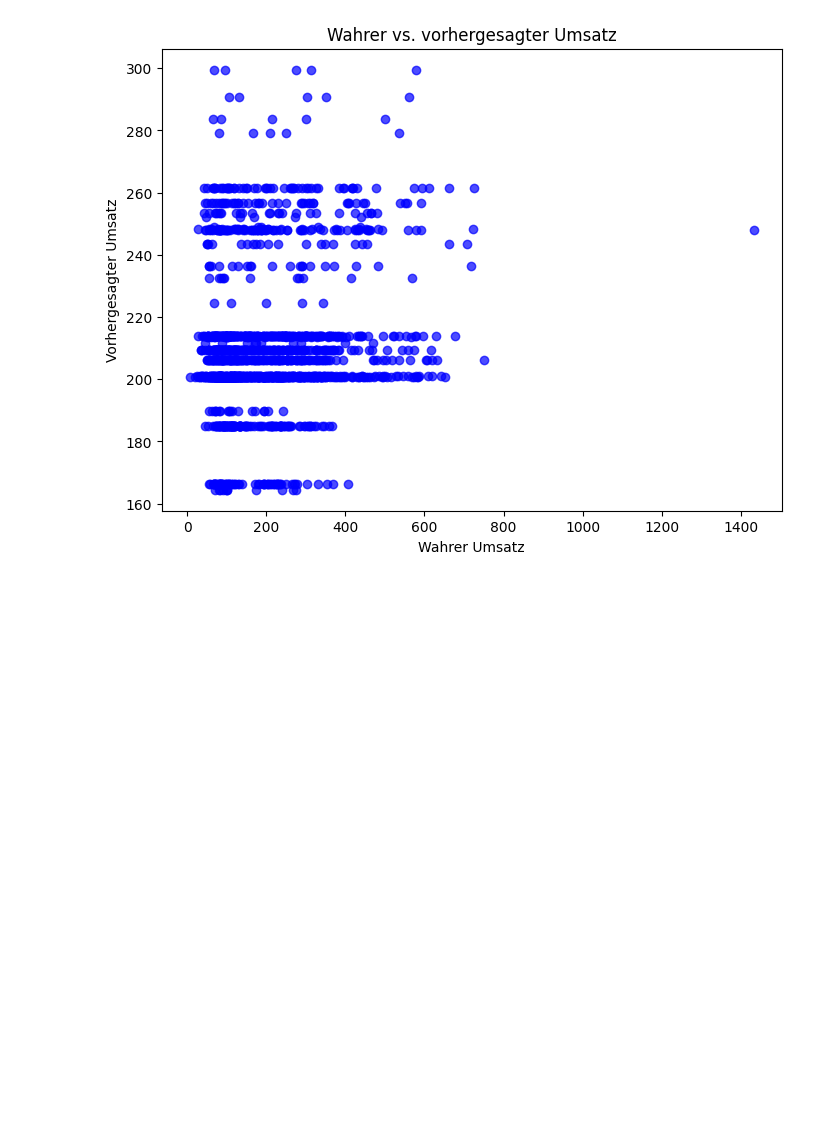
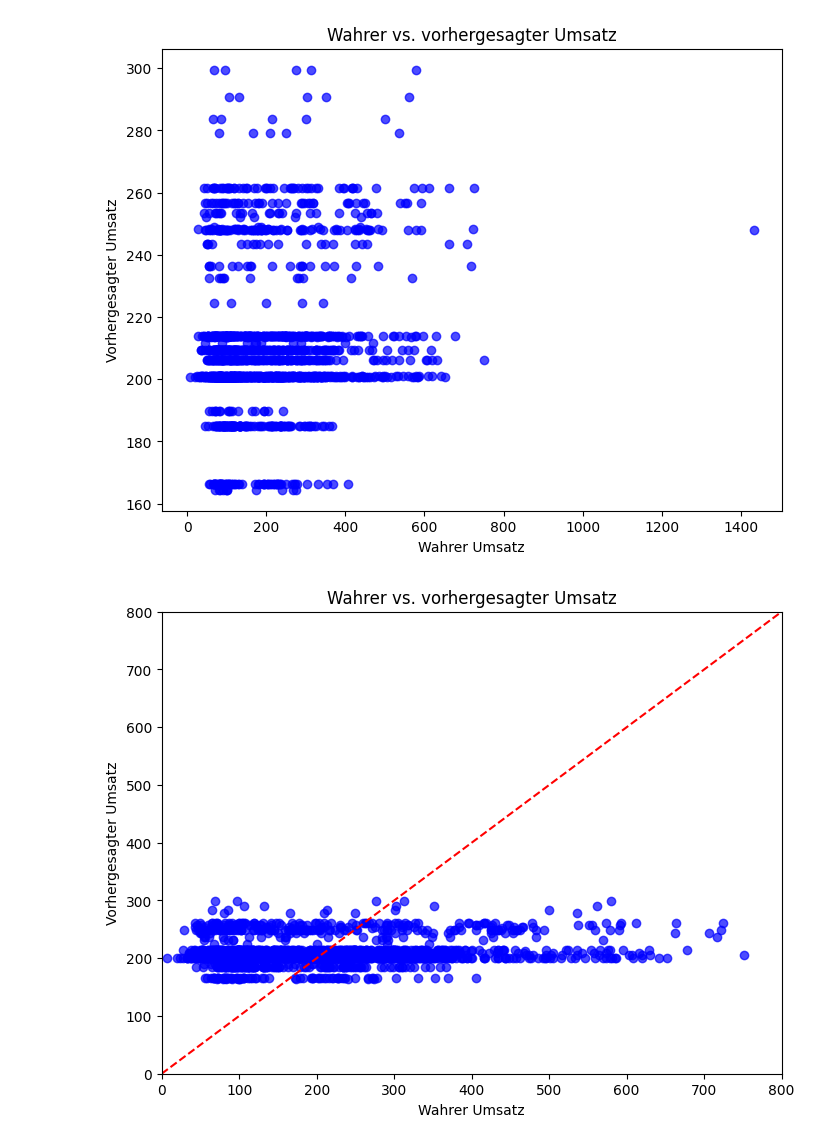
Before and after one commit to Heidikowski/Bakery-Project, a Jupyter notebook: 2_BaselineModel/baseline_model_v2.ipynb, the cells around one changed output. Saved outputs shown, nothing was run; the diff lists cells and outputs as text; code cells hidden in the pictures; blank space fills up the shorter version.

Commit message:
alternative Grafik zum Vergleich vorhergesagter vs. tatsächlicher Umsatz hinzugefügt

```diff
--- a/2_BaselineModel/baseline_model_v2.ipynb
+++ b/2_BaselineModel/baseline_model_v2.ipynb
@@ -274,3 +274,24 @@ plt.title("Wahrer vs. vorhergesagter Umsatz")
 plt.show()
 # %% [output]
 [figure]
+# %%
+# Scatter plot Alternative: Actual vs. Predicted Prices
+plt.figure(figsize=(8, 6))
+plt.scatter(df_umsatz_test.Umsatz, predictions, alpha=0.7, color="blue")
+
+# Achsen skalieren
+plt.xlim(0, 800)
+plt.ylim(0, 800)
+
+# Optionale Linie zur Visualisierung einer perfekten Vorhersage
+plt.plot([0, 800], [0, 800], 'k--', color="red")
+
+# Achsenbeschriftungen und Titel
+plt.xlabel("Wahrer Umsatz")
+plt.ylabel("Vorhergesagter Umsatz")
+plt.title("Wahrer vs. vorhergesagter Umsatz")
+
+# Plot anzeigen
+plt.show()
+# %% [output]
+[figure, added]
```
Also changed, not shown: parts of 1 cell of this notebook.
